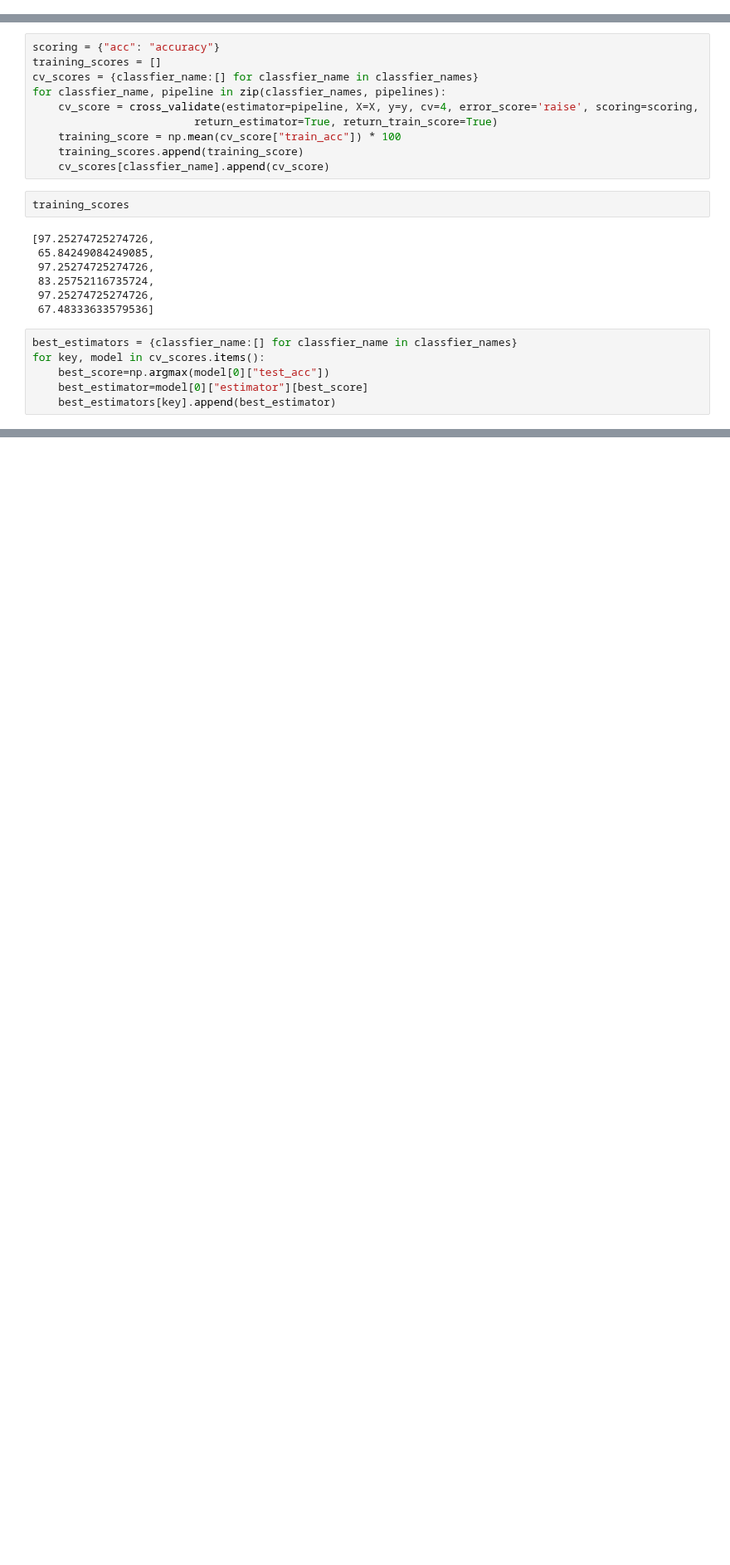
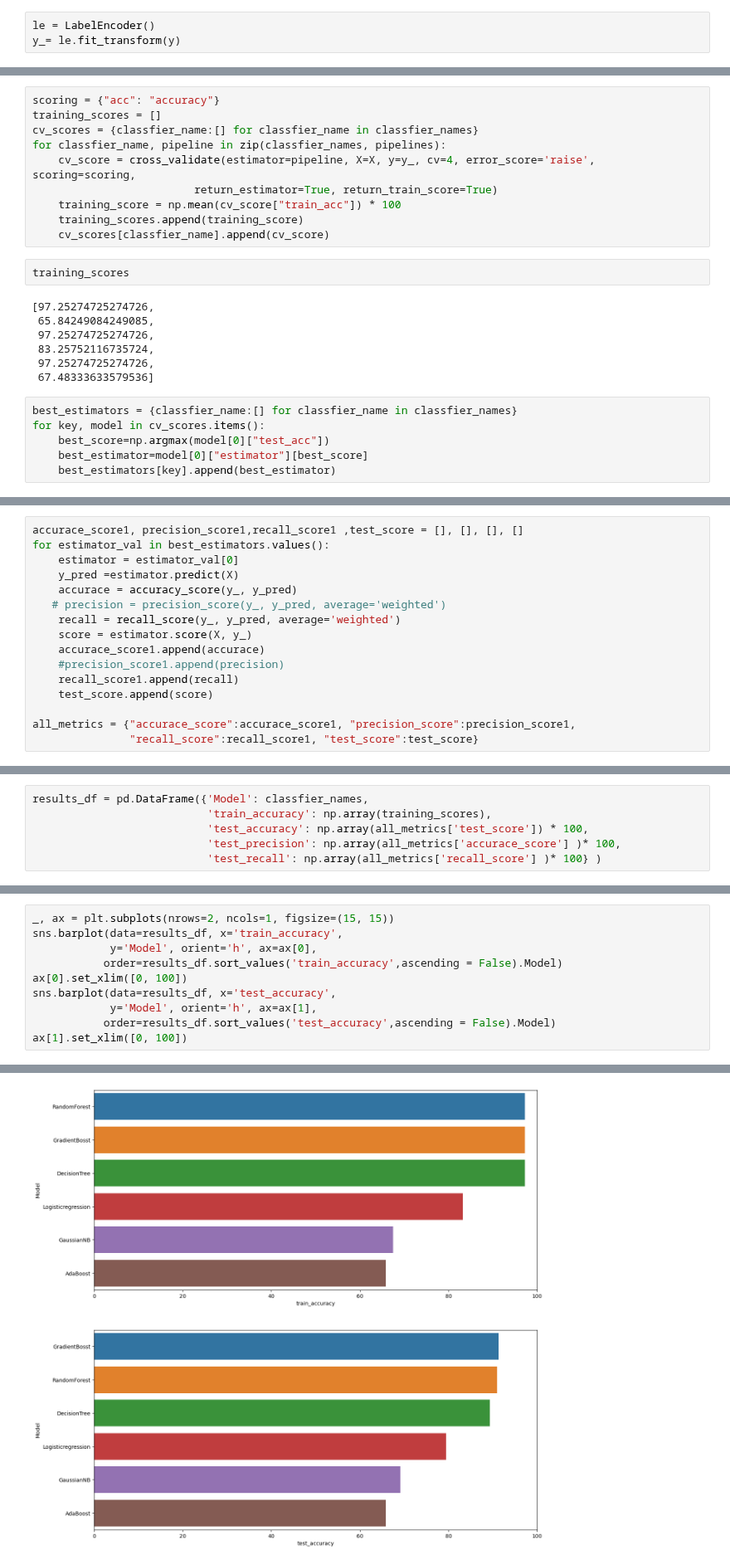
Before and after one commit to kazeemolaitanmusbau/Postgresql-Works, a Jupyter notebook: Untitled1.ipynb, the cells around one changed output, grey strips where cells are left out. Shown at 83% size. Drawn from its saved outputs; the diff is of its cells as text; blank space fills up the shorter version.

```diff
--- a/Untitled1.ipynb
+++ b/Untitled1.ipynb
@@ -39,6 +39,9 @@ df.outcome.replace('high signs of depression ', 'High signs of depression ', inp
 # %%
 X = df.copy()
 y = X.pop("outcome")
+# %%
+le = LabelEncoder()
+y_= le.fit_transform(y)
 # %%
 i = lambda x: x.split("-")[-1].strip("hours")[0]
 X["social_hr"]=X["social_hr"].apply(i)
@@ -84,7 +87,7 @@ scoring = {"acc": "accuracy"}
 training_scores = []
 cv_scores = {classfier_name:[] for classfier_name in classfier_names}
 for classfier_name, pipeline in zip(classfier_names, pipelines):
-    cv_score = cross_validate(estimator=pipeline, X=X, y=y, cv=4, error_score='raise', scoring=scoring,
+    cv_score = cross_validate(estimator=pipeline, X=X, y=y_, cv=4, error_score='raise', scoring=scoring,
                          return_estimator=True, return_train_score=True)
     training_score = np.mean(cv_score["train_acc"]) * 100
     training_scores.append(training_score)
@@ -146,0 +110,16 @@ cv_score
+# %%
+accurace_score1, precision_score1,recall_score1 ,test_score = [], [], [], []
+for estimator_val in best_estimators.values():
+    estimator = estimator_val[0]
+    y_pred =estimator.predict(X)
+    accurace = accuracy_score(y_, y_pred)
+   # precision = precision_score(y_, y_pred, average='weighted')
+    recall = recall_score(y_, y_pred, average='weighted')
+    score = estimator.score(X, y_)
+    accurace_score1.append(accurace)
+    #precision_score1.append(precision)
+    recall_score1.append(recall)
+    test_score.append(score)
+
+all_metrics = {"accurace_score":accurace_score1, "precision_score":precision_score1,
+               "recall_score":recall_score1, "test_score":test_score}
@@ -146,0 +170,6 @@ cv_score
+# %%
+results_df = pd.DataFrame({'Model': classfier_names,
+                           'train_accuracy': np.array(training_scores),
+                           'test_accuracy': np.array(all_metrics['test_score']) * 100,
+                           'test_precision': np.array(all_metrics['accurace_score'] )* 100,
+                           'test_recall': np.array(all_metrics['recall_score'] )* 100} )
@@ -146,0 +186,11 @@ cv_score
+# %%
+_, ax = plt.subplots(nrows=2, ncols=1, figsize=(15, 15))
+sns.barplot(data=results_df, x='train_accuracy',
+            y='Model', orient='h', ax=ax[0],
+           order=results_df.sort_values('train_accuracy',ascending = False).Model)
+ax[0].set_xlim([0, 100])
+sns.barplot(data=results_df, x='test_accuracy',
+            y='Model', orient='h', ax=ax[1],
+           order=results_df.sort_values('test_accuracy',ascending = False).Model)
+ax[1].set_xlim([0, 100])
+# %% [output]
@@ -146,0 +198 @@ cv_score
+[figure, added]
```
Also changed, not shown: parts of 7 cells of this notebook.
